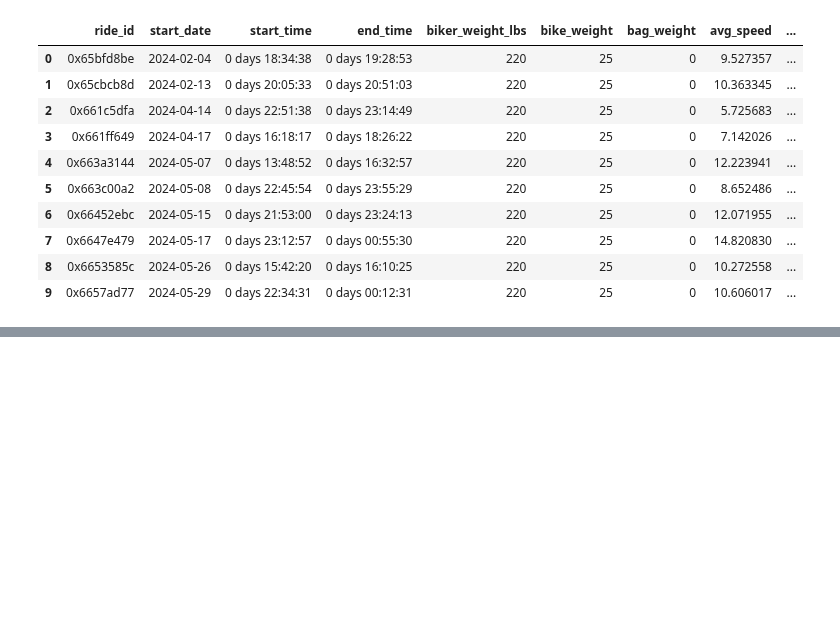
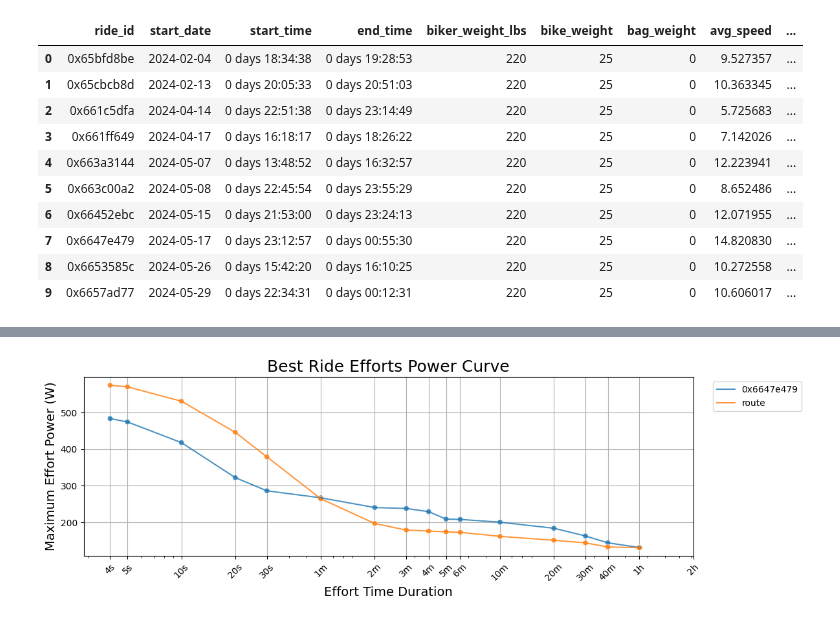
Before and after one commit to ericbauer55/bike-fitness-tracking, a Jupyter notebook: notebooks/1_Post_Enrichment_EDA/3_route_power_profiling.ipynb, the cells around one changed output, grey strips where cells are left out. Saved outputs shown, nothing was run; the diff lists cells and outputs as text; code cells hidden in the pictures; blank space fills up the shorter version.

```diff
--- a/notebooks/1_Post_Enrichment_EDA/3_route_power_profiling.ipynb
+++ b/notebooks/1_Post_Enrichment_EDA/3_route_power_profiling.ipynb
@@ -71,0 +179,3 @@ _ = plt.grid()
+# %%
+route_power_curve = calculate_power_curve(df_ride1)
+route_power_curve = pd.DataFrame([route_power_curve]).fillna(0.0)
@@ -71,0 +189,35 @@ _ = plt.grid()
+# %%
+import re
+def get_power_column_mapping(power_cols:list[str]) -> dict:
+    # Create a mapping from power column names back to axis labels and values
+    pattern = r'best_power_([\d]+)([smh])'
+    seconds_map = {'s':1, 'm':60, 'h':60*60}
+    power_col_map = dict()
+    for col in power_cols:
+        matched = re.match(pattern, col)
+        if matched is not None:
+            value, unit = matched.groups()
+            power_col_map[col] = {'label':value+unit,'duration':int(value)*seconds_map[unit]}
+    return power_col_map
+# %%
+def get_route_power_curve(df_route:pd.DataFrame) -> pd.DataFrame:
+    route_power_curve = calculate_power_curve(df_ride1)
+    power_cols = ['best_power_4s', 'best_power_5s','best_power_10s', 'best_power_20s', 'best_power_30s', 'best_power_1m',
+                    'best_power_2m', 'best_power_3m', 'best_power_4m', 'best_power_5m',
+                    'best_power_6m', 'best_power_10m', 'best_power_20m', 'best_power_30m',
+                    'best_power_40m', 'best_power_1h', 'best_power_2h']
+
+    # Create a mapping from power column names back to axis labels and values
+    power_col_map = get_power_column_mapping(power_cols)
+
+    # For each ride, plot its power curve
+    data = [{'duration':power_col_map[col]['duration'], 'duration_label':power_col_map[col]['label'], 'best_power':route_power_curve[col]} for col in power_cols]
+    df_route_pwr = pd.DataFrame(data)
+    df_route_pwr['duration_label'] = pd.Categorical(df_route_pwr['duration_label'], categories=[x.replace('best_power_','') for x in power_cols], ordered=True)
+    df_route_pwr['ride_id']='route'
+    df_route_pwr['year']=np.nan
+    df_route_pwr['month']=np.nan
+    df_route_pwr['month_name']=None
+    df_route_pwr = df_route_pwr[['ride_id','year','month','month_name','duration','duration_label','best_power']]
+
+    return df_route_pwr
@@ -71,0 +325,4 @@ _ = plt.grid()
+# %%
+df_ride_pwr = get_power_curves(df_summary24, ride_id_subset=[RIDE_ID])
+df_route_pwr = get_route_power_curve(df_ride1)
+df_compare = pd.concat([df_ride_pwr, df_route_pwr], ignore_index=True)
@@ -71,0 +349,4 @@ _ = plt.grid()
+# %%
+plot_summary_power_curves(df_compare, show_best_cyclist_curve=False, show_ride_id_labels=True, alpha=0.8)
+# %% [output]
+[figure, added]
```
Also changed, not shown: parts of 17 cells of this notebook, 1 other file.
